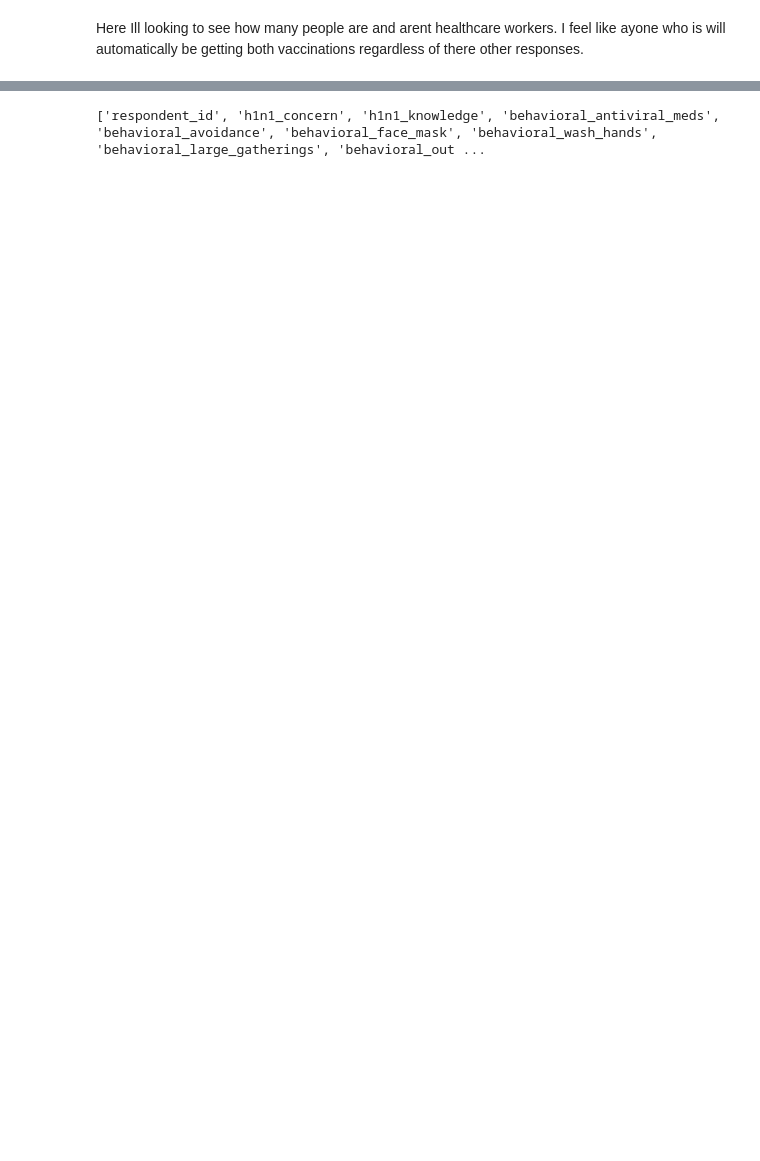
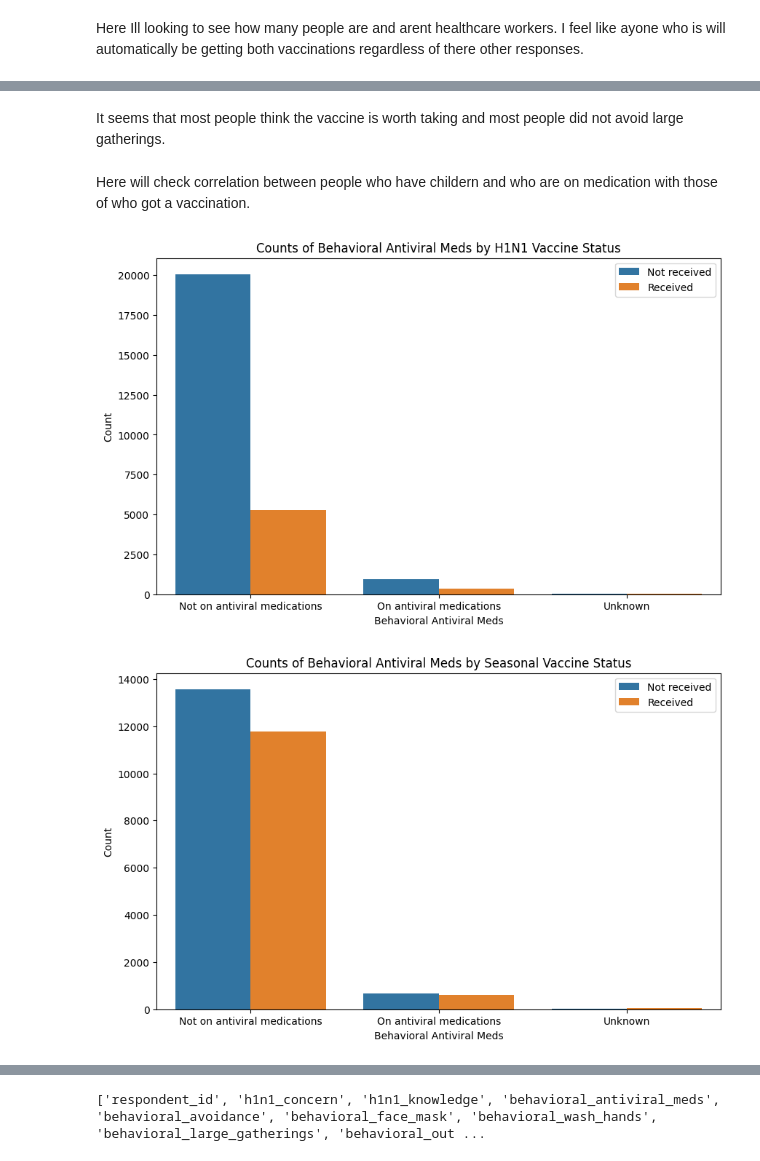
Before and after one commit to nudaee/DataScienceGuidedCapstone, a Jupyter notebook: Notebooks/Eda Cap2_01.ipynb, the cells around one changed output, grey strips where cells are left out. Drawn from its saved outputs; the diff is of its cells as text; code cells hidden in the pictures; blank space fills up the shorter version.

```diff
--- a/Notebooks/Eda Cap2_01.ipynb
+++ b/Notebooks/Eda Cap2_01.ipynb
@@ -173,0 +491,44 @@ sns.pairplot(joined_data, vars=['seasonal_vaccine', 'h1n1_vaccine'], hue='health
+# %% [markdown]
+It seems that most people think the vaccine is worth taking and most people did not avoid large gatherings.
+# %% [markdown]
+Here will check correlation between people who have childern and who are on medication with those of who got a vaccination.
+# %%
+
+# Create a bar chart for the 'behavioral_antiviral_meds' column
+plt.figure(figsize=(10, 6))
+sns.countplot(x='behavioral_antiviral_meds', data=joined_data, hue='h1n1_vaccine')
+plt.xlabel('Behavioral Antiviral Meds')
+plt.ylabel('Count')
+plt.title('Counts of Behavioral Antiviral Meds by H1N1 Vaccine Status')
+plt.legend()
+plt.show()
+
+# Create a bar chart for the 'behavioral_antiviral_meds' column
+plt.figure(figsize=(10, 6))
+sns.countplot(x='behavioral_antiviral_meds', data=joined_data, hue='seasonal_vaccine')
+plt.xlabel('Behavioral Antiviral Meds')
+plt.ylabel('Count')
+plt.title('Counts of Behavioral Antiviral Meds by Seasonal Vaccine Status')
+plt.legend()
+plt.show()
+
+# Create a bar chart for the 'child_under_6_months' column
+plt.figure(figsize=(10, 6))
+sns.countplot(x='child_under_6_months', data=joined_data, hue='h1n1_vaccine')
+plt.xlabel('Child Under 6 Months')
+plt.ylabel('Count')
+plt.title('Counts of Child Under 6 Months by H1N1 Vaccine Status')
+plt.legend()
+plt.show()
+
+# Create a bar chart for the 'child_under_6_months' column
+plt.figure(figsize=(10, 6))
+sns.countplot(x='child_under_6_months', data=joined_data, hue='seasonal_vaccine')
+plt.xlabel('Child Under 6 Months')
+plt.ylabel('Count')
+plt.title('Counts of Child Under 6 Months by Seasonal Vaccine Status')
+plt.legend()
+plt.show()
+# %% [output]
+[figure, added]
+[figure, added]
```
Also changed, not shown: parts of 85 cells of this notebook.
